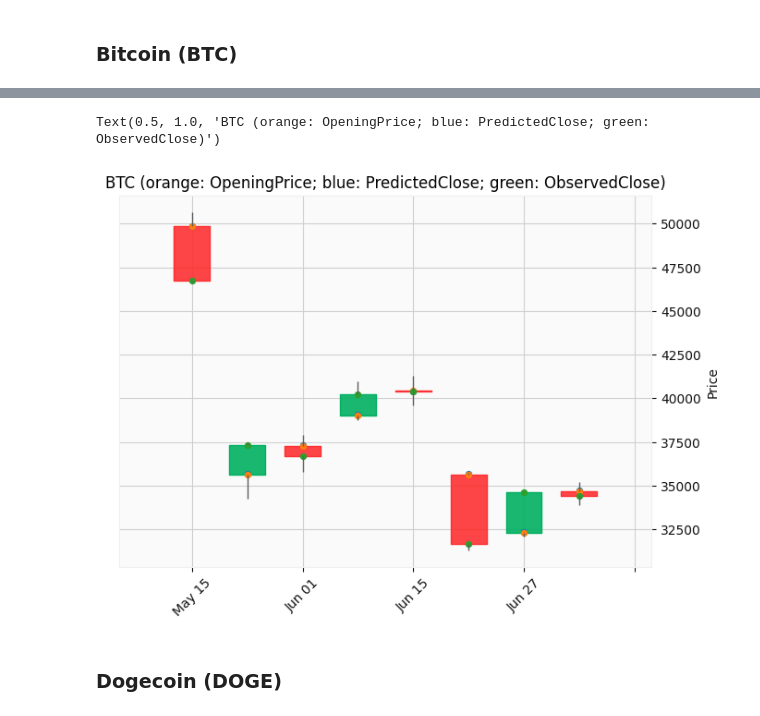
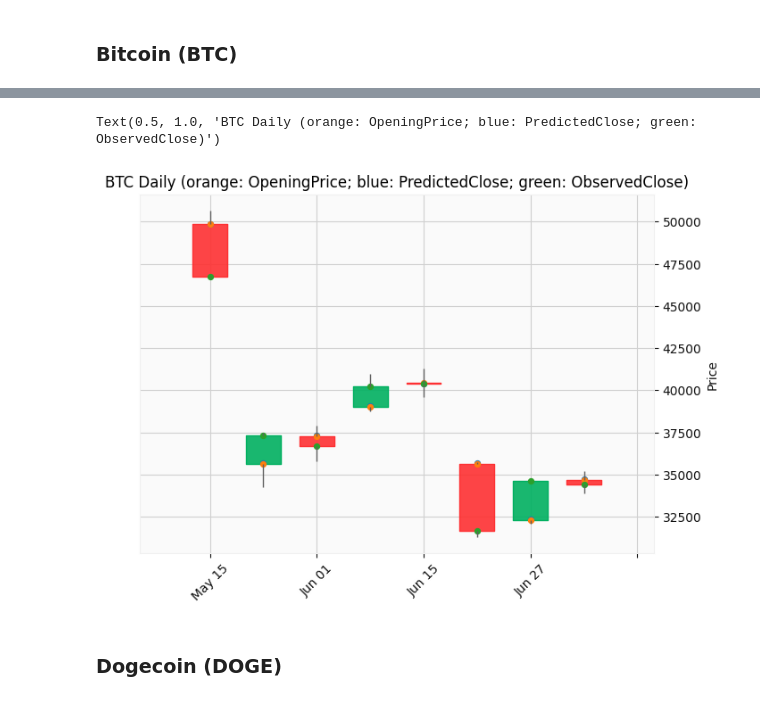
Before and after one commit to distractedm1nd/mar2moon, a Jupyter notebook: scripts/CoinPriceAnalysis.ipynb, the cells around one changed output, grey strips where cells are left out. Saved outputs shown, nothing was run; the diff lists cells and outputs as text; code cells hidden in the pictures.

```diff
--- a/scripts/CoinPriceAnalysis.ipynb
+++ b/scripts/CoinPriceAnalysis.ipynb
@@ -239,6 +265,7 @@ bearishn_sentiment_collector = pd.merge(bearishn_sentiment_collector, eth_bearis
 all_sentiments_by_date = pd.merge(bullish_sentiment_collector, bearishn_sentiment_collector, on = "Date")
 all_sentiments_by_date = pd.merge(all_sentiments_by_date, bearish_sentiment_collector, on = "Date")
 #all_sentiments_by_date = pd.merge(all_sentiments_by_date, neutral_sentiment_collector, on = "Date")
+all_sentiments_by_date['WeekNumber'] = pd.DatetimeIndex(all_sentiments_by_date.index).isocalendar().week
 display(all_sentiments_by_date)
 # %% [output]
 |  | BTC_bull_freq | DOGE_bull_freq | ETH_bull_freq | BTC_bearn_freq | DOGE_bearn_freq | ETH_bearn_freq | ... |
@@ -258,15 +297,15 @@ display(all_sentiments_by_date)
 
 ### BTC
 btc_final_sentiment_by_date = all_sentiments_by_date['BTC_bull_freq'] - all_sentiments_by_date['BTC_bearn_freq']
-btc_final_sentiment_by_date.name = 'BTC_final_sentiment'
-#print(btc_final_sentiment_by_date)
+btc_final_sentiment_by_date.name = 'BTC_final_sentiment_daily'
+display(btc_final_sentiment_by_date)
 
 ### DOGE
 doge_final_sentiment_by_date = all_sentiments_by_date['DOGE_bull_freq'] - all_sentiments_by_date['DOGE_bearn_freq']
-doge_final_sentiment_by_date.name = 'DOGE_final_sentiment'
+doge_final_sentiment_by_date.name = 'DOGE_final_sentiment_daily'
 #print(doge_final_sentiment_by_date)
 
 ### ETH
 eth_final_sentiment_by_date = all_sentiments_by_date['ETH_bull_freq'] - all_sentiments_by_date['ETH_bearn_freq']
-eth_final_sentiment_by_date.name = 'ETH_final_sentiment'
+eth_final_sentiment_by_date.name = 'ETH_final_sentiment_daily'
 #print(eth_final_sentiment_by_date)
@@ -324,9 +441,9 @@ display(calc_final_sentiments_by_date)
 # %%
 ### BTC
-comparison_table_bitcoin = pd.merge(btc_final_sentiment_by_date.to_frame(), btc_data, on = "Date")
-comparison_table_bitcoin["EmpiricalPriceTrend"] = btc_data["Close"] - btc_data["Open"]
-comparison_table_bitcoin["PredictedTrendbySA"] = np.where(comparison_table_bitcoin["BTC_final_sentiment"] > 0, "bullish", np.where(comparison_table_bitcoin["BTC_final_sentiment"] < 0, "bearish", "neutral"))
-comparison_table_bitcoin["ObservedTrend"] = np.where(comparison_table_bitcoin["EmpiricalPriceTrend"] > 0, "bullish", np.where(comparison_table_bitcoin["EmpiricalPriceTrend"] < 0, "bearish", "neutral"))
-comparison_table_bitcoin["PredictionIsCorrect"] = np.where(comparison_table_bitcoin["PredictedTrendbySA"] == comparison_table_bitcoin["ObservedTrend"], True, False)
-display(comparison_table_bitcoin)
+comparison_table_bitcoin_daily = pd.merge(btc_final_sentiment_by_date.to_frame(), btc_data, on = "Date")
+comparison_table_bitcoin_daily["EmpiricalPriceTrend"] = btc_data["Close"] - btc_data["Open"]
+comparison_table_bitcoin_daily["PredictedTrendbySA"] = np.where(comparison_table_bitcoin_daily["BTC_final_sentiment_daily"] > 0, "bullish", np.where(comparison_table_bitcoin_daily["BTC_final_sentiment_daily"] < 0, "bearish", "neutral"))
+comparison_table_bitcoin_daily["ObservedTrend"] = np.where(comparison_table_bitcoin_daily["EmpiricalPriceTrend"] > 0, "bullish", np.where(comparison_table_bitcoin_daily["EmpiricalPriceTrend"] < 0, "bearish", "neutral"))
+comparison_table_bitcoin_daily["PredictionIsCorrect"] = np.where(comparison_table_bitcoin_daily["PredictedTrendbySA"] == comparison_table_bitcoin_daily["ObservedTrend"], True, False)
+display(comparison_table_bitcoin_daily)
 # %% [output]
@@ -410,7 +603,7 @@ dtype: int64
 # %% [markdown]
 ### Bitcoin (BTC)
 # %%
-comparison_table_4_viz_btc = comparison_table_bitcoin
-comparison_table_4_viz_btc["PredictedClose"] = np.where(comparison_table_4_viz_btc["PredictedTrendbySA"] == 'bullish', comparison_table_4_viz_btc["Open"] + 50, np.where(comparison_table_4_viz_btc["PredictedTrendbySA"] == 'bearish', comparison_table_4_viz_btc["Open"] - 50, comparison_table_4_viz_btc["Open"]))
-display(comparison_table_4_viz_btc)
+comparison_table_4_viz_btc_daily = comparison_table_bitcoin_daily
+comparison_table_4_viz_btc_daily["PredictedClose"] = np.where(comparison_table_4_viz_btc_daily["PredictedTrendbySA"] == 'bullish', comparison_table_4_viz_btc_daily["Open"] + 50, np.where(comparison_table_4_viz_btc_daily["PredictedTrendbySA"] == 'bearish', comparison_table_4_viz_btc_daily["Open"] - 50, comparison_table_4_viz_btc_daily["Open"]))
+display(comparison_table_4_viz_btc_daily)
 # %% [output]
@@ -425,21 +618,21 @@ display(comparison_table_4_viz_btc)
 | 2021-06-27 | 1 | 32287.523438 | 34656.128906 | 32071.757812 | 34649.644531 | 35511640894 | 2362.121094 | ... |
 | 2021-06-28 | 3 | 34679.121094 | 35219.890625 | 33902.074219 | 34434.335938 | 33892523752 | -244.785156 | ... |
 # %%
-added_values_to_visualize = comparison_table_4_viz_btc[['PredictedClose', 'Open', 'Close']]
+added_values_to_visualize = comparison_table_4_viz_btc_daily[['PredictedClose', 'Open', 'Close']]
 apd  = mpf.make_addplot(added_values_to_visualize, type = 'scatter')
-ticker = 'BTC (orange: OpeningPrice; blue: PredictedClose; green: ObservedClose)'
-fig, axes = mpf.plot(comparison_table_4_viz_btc, type = 'candle', addplot = apd, returnfig = True, style = 'yahoo')
+ticker = 'BTC Daily (orange: OpeningPrice; blue: PredictedClose; green: ObservedClose)'
+fig, axes = mpf.plot(comparison_table_4_viz_btc_daily, type = 'candle', addplot = apd, returnfig = True, style = 'yahoo')
 axes[0].set_title(ticker)
 today = date.today().strftime('%Y-%m-%d')
 fig.savefig(SA_results_path + 'btc_evaluation_viz_withfakepriceprediction_' + today + '.png')
 
 # Legend: (not yet implemented in MPLFinance)
 ## green: Close
 ## blue: PredictedClose
 ## orange: Open
 # %% [output]
-Text(0.5, 1.0, 'BTC (orange: OpeningPrice; blue: PredictedClose; green: ObservedClose)')
+Text(0.5, 1.0, 'BTC Daily (orange: OpeningPrice; blue: PredictedClose; green: ObservedClose)')
-[figure, old version]
+[figure, new version]
 # %% [markdown]
 ### Dogecoin (DOGE)
 # %%
```
Also changed, not shown: parts of 47 cells of this notebook.
